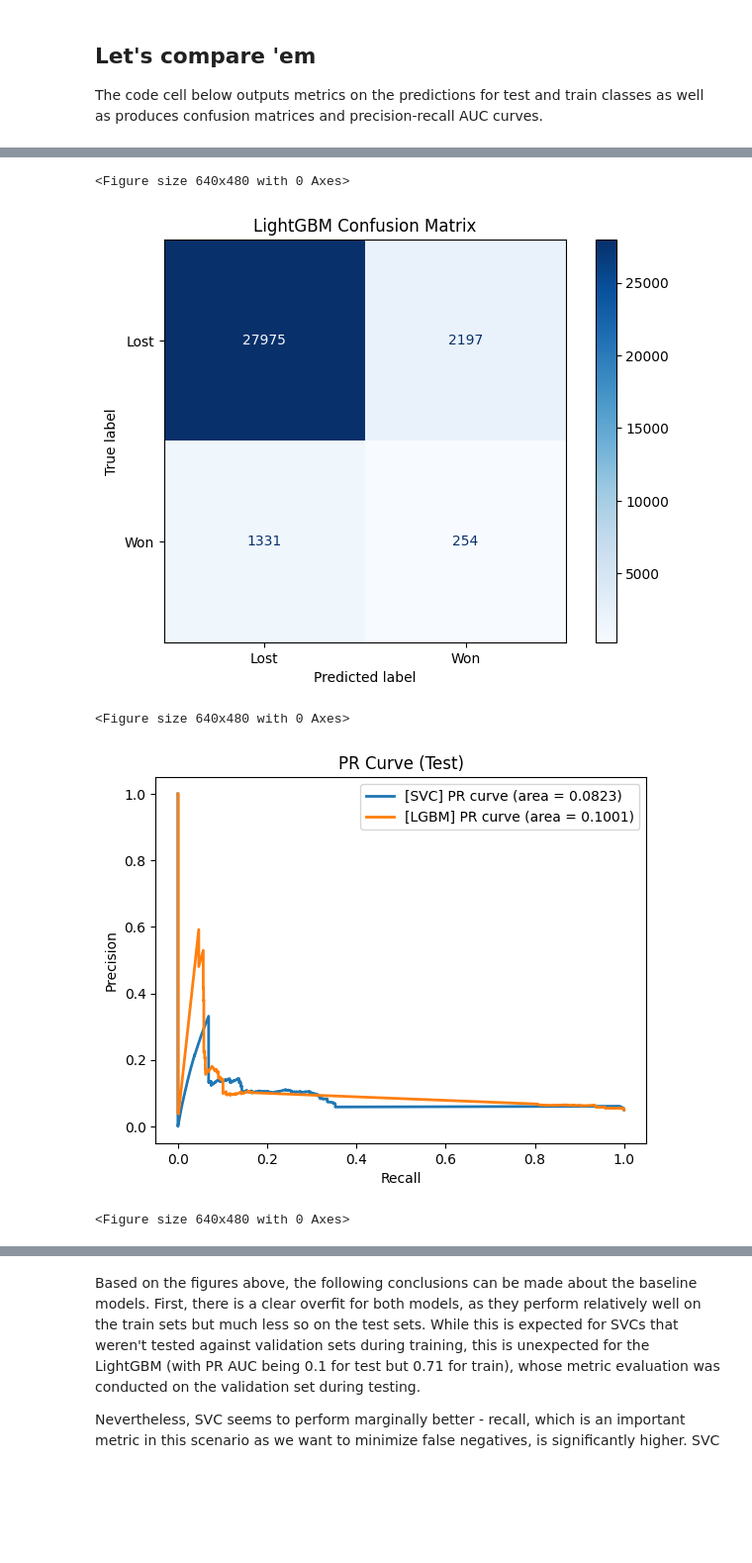
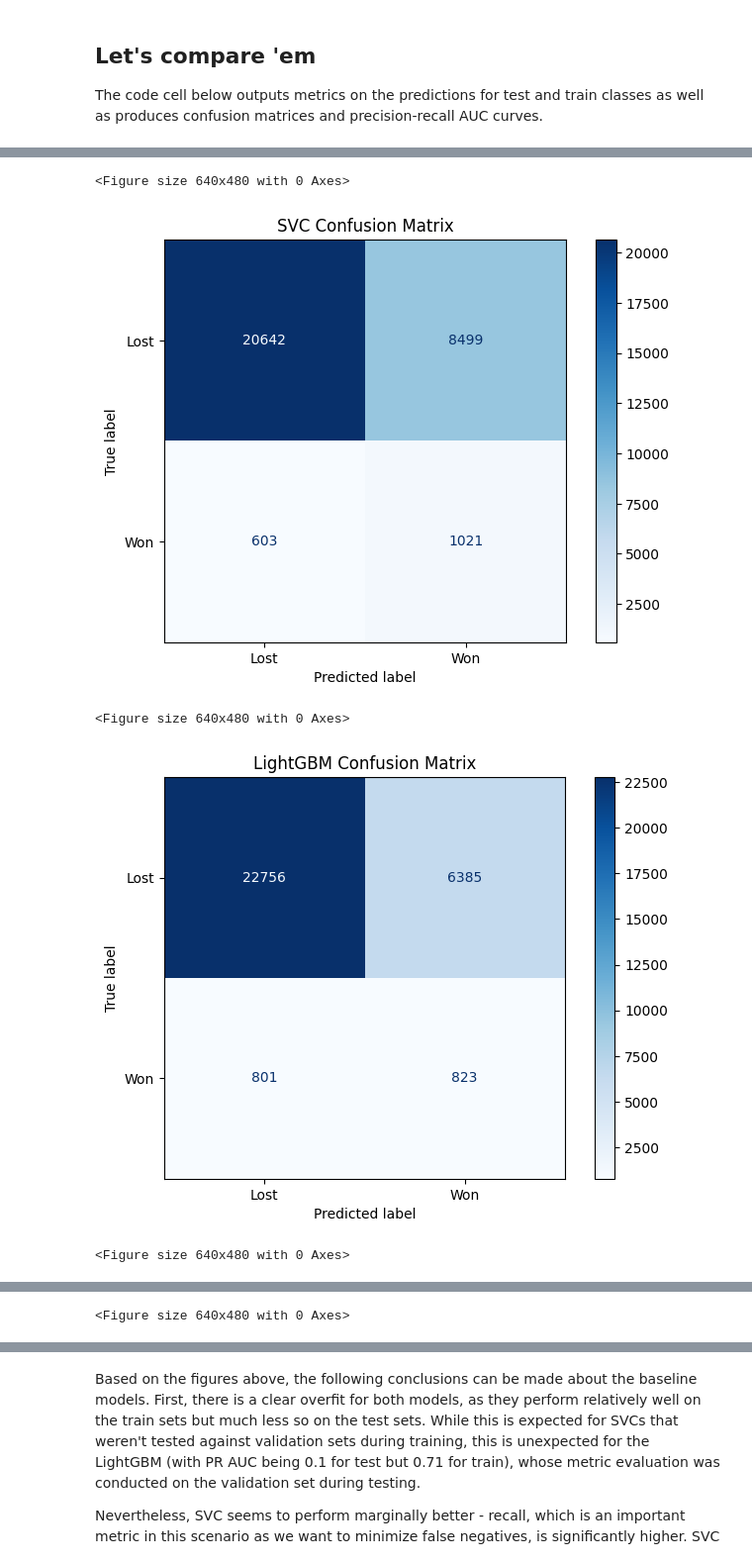
Before and after one commit to viktortsvil/capstone-rg, a Jupyter notebook: Model Training.ipynb, the cells around one changed output, grey strips where cells are left out. Shown at 99% size. Drawn from its saved outputs; the diff is of its cells as text; code cells hidden in the pictures; blank space fills up the shorter version.

Commit message:
pre-finalized version of the training notebook

```diff
--- a/Model Training.ipynb
+++ b/Model Training.ipynb
@@ -164,0 +241,3 @@ Opportunity-days won in test: 0.050
+# %%
+LOSS_FUNCTION = 'log_loss'
+DIRECTION = 'minimize'
@@ -199,9 +440,3 @@ Let's save the model in case we decide to reference it later
-# %%
-with open('svc_model.pkl', 'wb') as f:
-    pickle.dump(svc, f)
-
-test.to_csv('test.csv')
-train.to_csv('train.csv')
 # %% [markdown]
 ## Candidate 2: LightGBM - Random Forest
 # %% [markdown]
@@ -370,3 +550,3 @@ def optimize(train_data, val_data, objective, n_trials):
 # %%
-lgbm = optimize(train, val, objective_for_stratified, 40)
+lgbm = optimize(train, val, objective_for_stratified, get_lgbm_estimator, 40)
 # %% [output]
@@ -390,8 +570,10 @@ lgbm = optimize(train, val, objective_for_stratified, 40)
 # %%
-test['lgbm_pred'] = lgbm.predict(test[train_columns])
 test['lgbm_proba'] = lgbm.predict_proba(test[train_columns])[:, 1]
-train['lgbm_pred'] = lgbm.predict(train[train_columns])
+test['lgbm_pred'] = (test['lgbm_proba'] > 0.5).astype(int)
 train['lgbm_proba'] = lgbm.predict_proba(train[train_columns])[:, 1]
+train['lgbm_pred'] = (train['lgbm_proba'] > 0.5).astype(int)
+val['lgbm_proba'] = lgbm.predict_proba(val[train_columns])[:, 1]
+val['lgbm_pred'] = (val['lgbm_proba'] > 0.5).astype(int)
 # %% [markdown]
 ## Let's compare 'em
 
@@ -403,7 +585,7 @@ def plot_confusion_matrix(y_true, y_pred, classes, order, title=None, normalize=
         title = 'Confusion Matrix, Without Normalization'
 
     fig, ax = plt.subplots()
-    disp = ConfusionMatrixDisplay.from_predictions(y_true, y_pred, ax=ax, cmap=plt.cm.Blues, labels=order)
+    disp = metrics.ConfusionMatrixDisplay.from_predictions(y_true, y_pred, ax=ax, cmap=plt.cm.Blues, labels=order)
     fig.tight_layout()
     ax.set(title=title, xticklabels=classes, yticklabels=classes)
     plt.show()
@@ -414,8 +596,8 @@ def plot_pr_auc(y_true, y_pred, labels=None, title="PR Curve"):
     fig, ax = plt.subplots()
     if labels:
         for label, pred in zip(labels, y_pred):
-            precision, recall, _ = precision_recall_curve(y_true, pred)
-            pr_auc = auc(recall, precision)
+            precision, recall, _ = metrics.precision_recall_curve(y_true, pred)
+            pr_auc = metrics.auc(recall, precision)
             ax.plot(recall, precision, lw=2, label=f'[{label}] PR curve (area = {pr_auc:.4f})')
     else:
         ax.plot(recall, precision, lw=2, label=f'[Model] PR curve (area = {pr_auc:.4f})')
@@ -425,37 +607,15 @@ def plot_pr_auc(y_true, y_pred, labels=None, title="PR Curve"):
     plt.show()
 
 test.target = test.target.astype(int)
-print(
-    f"SVC  "
-    f"F1={f1_score(test.target, test.svc_pred):.4f} "
-    f"Precision={precision_score(test.target, test.svc_pred):.4f} "
-    f"Recall={recall_score(test.target, test.svc_pred):.4f} "
-    f"MattScore={matthews_corrcoef(test.target, test.svc_pred):.4f} "
-)
-print(
-    f"LGBM "
-    f"F1={f1_score(test.target, test.lgbm_pred):.4f} "
-    f"Precision={precision_score(test.target, test.lgbm_pred):.4f} "
-    f"Recall={recall_score(test.target, test.lgbm_pred):.4f} "
-    f"MattScore={matthews_corrcoef(test.target, test.lgbm_pred):.4f} "
-)
-print()
-print(
-    f"[Train] SVC "
-    f"F1={f1_score(train.target, train.svc_pred):.4f} "
-    f"Precision={precision_score(train.target, train.svc_pred):.4f} "
-    f"Recall={recall_score(train.target, train.svc_pred):.4f} "
-    f"MattScore={matthews_corrcoef(train.target, train.svc_pred):.4f} "
-)
-print(
-    f"[Train] LGBM "
-    f"F1={f1_score(train.target, train.lgbm_pred):.4f} "
-    f"Precision={precision_score(train.target, train.lgbm_pred):.4f} "
-    f"Recall={recall_score(train.target, train.lgbm_pred):.4f} "
-    f"MattScore={matthews_corrcoef(train.target, train.lgbm_pred):.4f} "
-)
-plot_confusion_matrix(test.target.astype(int), test.svc_pred, ['Lost', 'Won'], [0, 1], title="SVC Confusion Matrix")
-plot_confusion_matrix(test.target.astype(int), test.lgbm_pred, ['Lost', 'Won'], [0, 1], title="LightGBM Confusion Matrix")
-plot_pr_auc(test.target.astype(int), [test.svc_proba, test.lgbm_proba], labels=['SVC', 'LGBM'], title='PR Curve (Test)')
-plot_pr_auc(train.target.astype(int), [train.svc_proba, train.lgbm_proba], labels=['Train SVC', 'Train LGBM'], title='PR Curve (Train)')
+
+for ds, label in [(train, 'Train'), (test, 'Test'), (val, 'Val')]:
+    for model_name in ['dummy', 'svc', 'lgbm']:
+        get_report(get_metrics(ds.target, ds[f'{model_name}_pred'], ds[f'{model_name}_proba']), prefix=f"{label}\t{model_name}:")
+        print()
+
+plot_confusion_matrix(val.target.astype(int), val.dummy_pred, ['Lost', 'Won'], [0, 1], title="DUMMY Confusion Matrix")
+plot_confusion_matrix(val.target.astype(int), val.svc_pred, ['Lost', 'Won'], [0, 1], title="SVC Confusion Matrix")
+plot_confusion_matrix(val.target.astype(int), val.lgbm_pred, ['Lost', 'Won'], [0, 1], title="LightGBM Confusion Matrix")
+plot_pr_auc(val.target.astype(int), [val.dummy_proba, val.svc_proba, val.lgbm_proba], labels=['Dummy', 'SVC', 'LGBM'], title='PR Curve (Val)')
+plot_pr_auc(train.target.astype(int), [train.dummy_proba, train.svc_proba, train.lgbm_proba], labels=['Train Dummy', 'Train SVC', 'Train LGBM'], title='PR Curve (Train)')
 # %% [output]
@@ -469,5 +641,5 @@ LGBM F1=0.1259 Precision=0.1036 Recall=0.1603 MattScore=0.0713
 <Figure size 640x480 with 0 Axes>
-[figure, old version]
+[figure, new version]
 <Figure size 640x480 with 0 Axes>
-[figure, old version]
+[figure, new version]
 <Figure size 640x480 with 0 Axes>
@@ -474,0 +647 @@ LGBM F1=0.1259 Precision=0.1036 Recall=0.1603 MattScore=0.0713
+<Figure size 640x480 with 0 Axes>
```
Also changed, not shown: parts of 30 cells of this notebook, 2 other files.
